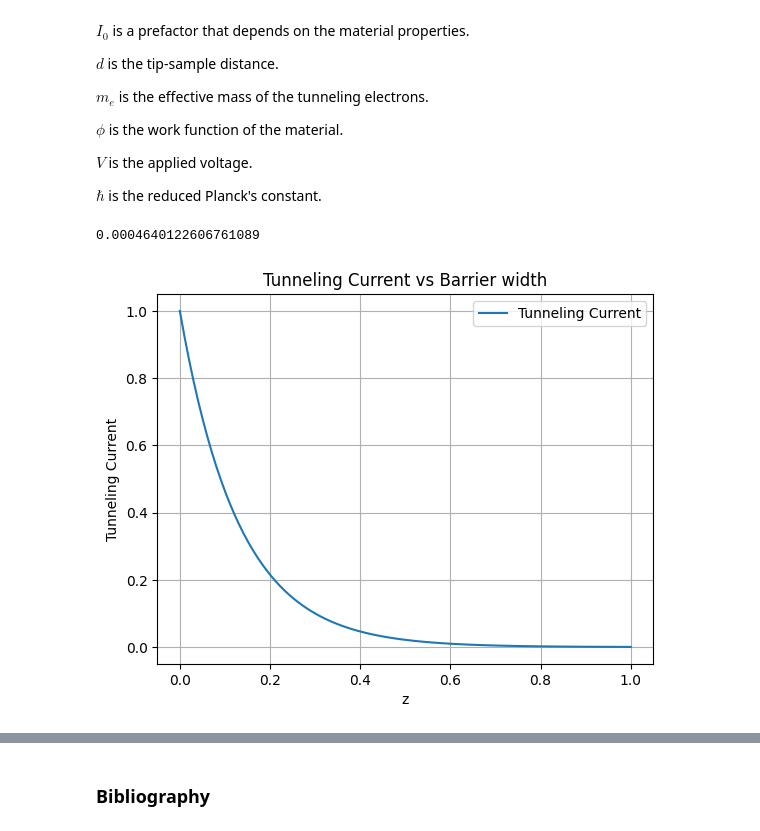
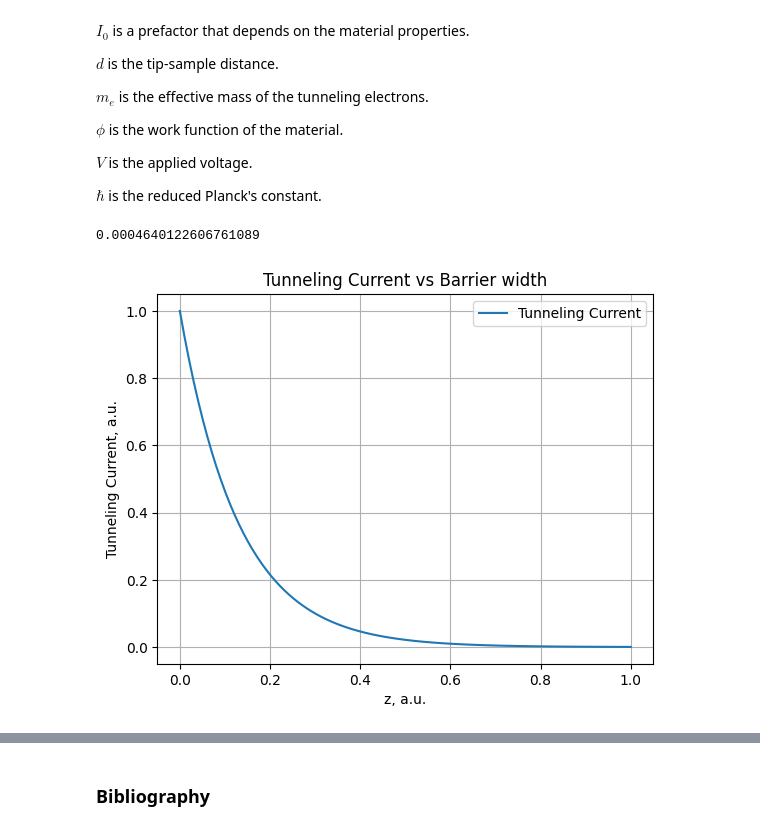
Before and after one commit to MariyaSV78/notebook_STM, a Jupyter notebook: STM/STM.ipynb, the cells around one changed output, grey strips where cells are left out. Saved outputs shown, nothing was run; the diff lists cells and outputs as text; code cells hidden in the pictures.

```diff
--- a/STM/STM.ipynb
+++ b/STM/STM.ipynb
@@ -37,34 +43,34 @@ $\hbar$  is the reduced Planck's constant.
 # %%
 import numpy as np
 import matplotlib.pyplot as plt
 from scipy.integrate import cumtrapz
 
 # Using parameters
 I0 = 1.0  # Adjust as needed
 m = 9.11e-31  # Electron mass
 phi = 4.5  # Work function
 V = 1.0  # Applied voltage
 # z0 = 0.1  # Initial tip-sample separation
 
 k = np.exp(-2 * np.sqrt(2 * m * (phi - V)) / 6.58e-16)
 print (k)
 
 # Calculate the varying tip-sample separation (distance) from the surface profile
 d = np.linspace(0, 1, 100)
 tunneling_current = I0 * np.exp(-2 * np.sqrt(2 * m * (phi - V)) * d / 6.5821e-16) # redused Planck constant in 6.5821e-16 eV*s or 1.054e-34 J*s
 
 
 # Plot the results
-plt.plot(d, tunneling_current, label='Tunneling Current')
-plt.xlabel('z')
-plt.ylabel('Tunneling Current')
+plt.plot(d, tunneling_current,label='Tunneling Current')
+plt.xlabel('z, a.u.')
+plt.ylabel('Tunneling Current, a.u.')
 plt.title('Tunneling Current vs Barrier width')
 plt.legend()
 plt.grid(True)
 plt.show()
 # %% [output]
 0.0004640122606761089
-[figure, old version]
+[figure, new version]
 # %%
 """
     Using analitical solutions to find the tunnel current through a one-dimensional potential barrier :
```
Also changed, not shown: parts of 8 cells of this notebook, 6 other files.
